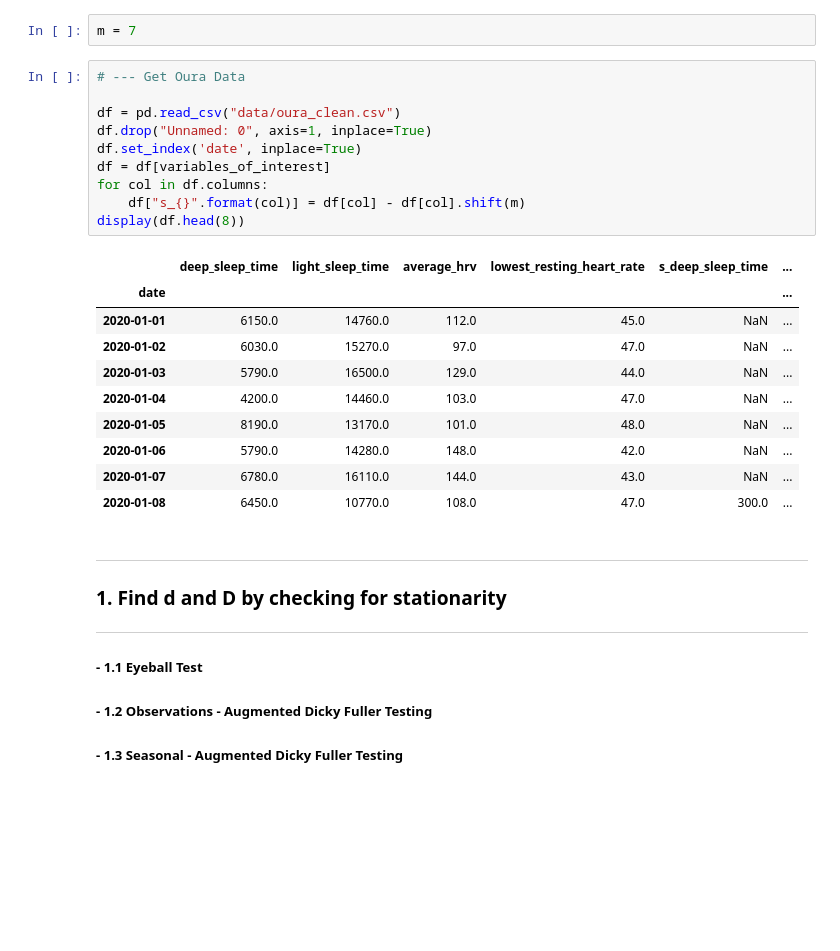
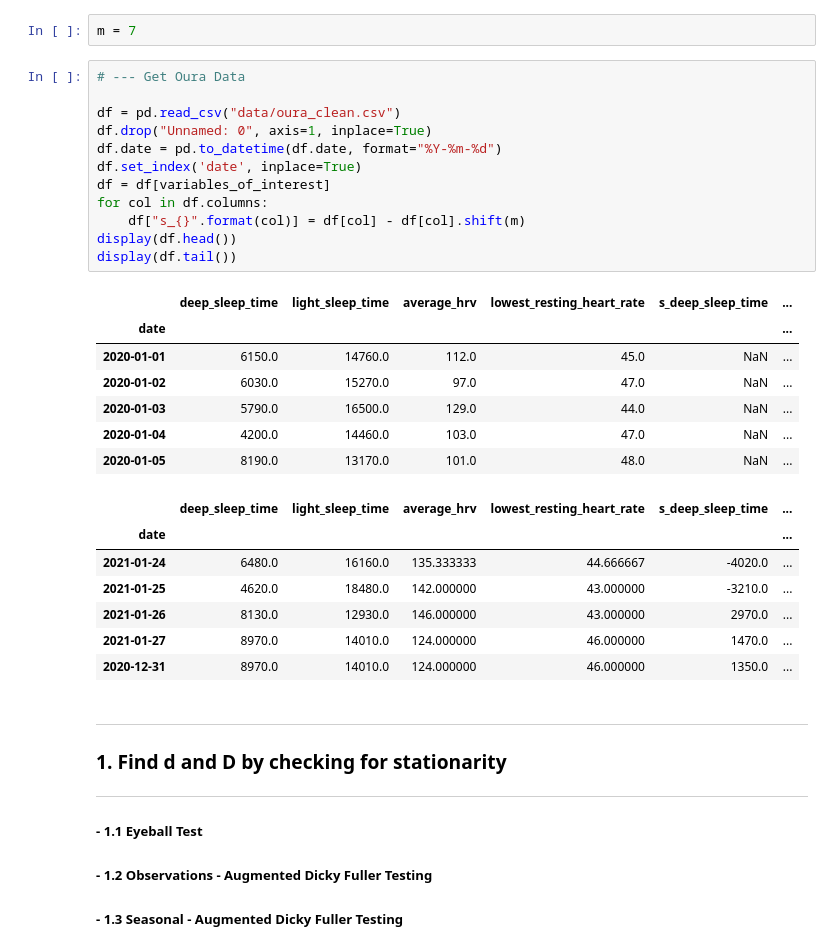
Before and after one commit to jthk1618/coffee-hypothesis, a Jupyter notebook: hrv_arima.ipynb, the cells around one changed output. Saved outputs shown, nothing was run; the diff lists cells and outputs as text; blank space fills up the shorter version.

```diff
--- a/hrv_arima.ipynb
+++ b/hrv_arima.ipynb
@@ -117,24 +119,30 @@ m = 7
 # %%
 # --- Get Oura Data
 
 df = pd.read_csv("data/oura_clean.csv")
 df.drop("Unnamed: 0", axis=1, inplace=True)
+df.date = pd.to_datetime(df.date, format="%Y-%m-%d")
 df.set_index('date', inplace=True)
 df = df[variables_of_interest]
 for col in df.columns:
     df["s_{}".format(col)] = df[col] - df[col].shift(m)
-display(df.head(8))
+display(df.head())
+display(df.tail())
 # %% [output]
 |  | deep_sleep_time | light_sleep_time | average_hrv | lowest_resting_heart_rate | s_deep_sleep_time | ... |
 | date |  |  |  |  |  | ... |
 | 2020-01-01 | 6150.0 | 14760.0 | 112.0 | 45.0 | NaN | ... |
 | 2020-01-02 | 6030.0 | 15270.0 | 97.0 | 47.0 | NaN | ... |
 | 2020-01-03 | 5790.0 | 16500.0 | 129.0 | 44.0 | NaN | ... |
 | 2020-01-04 | 4200.0 | 14460.0 | 103.0 | 47.0 | NaN | ... |
 | 2020-01-05 | 8190.0 | 13170.0 | 101.0 | 48.0 | NaN | ... |
-| 2020-01-06 | 5790.0 | 14280.0 | 148.0 | 42.0 | NaN | ... |
-| 2020-01-07 | 6780.0 | 16110.0 | 144.0 | 43.0 | NaN | ... |
-| 2020-01-08 | 6450.0 | 10770.0 | 108.0 | 47.0 | 300.0 | ... |
+|  | deep_sleep_time | light_sleep_time | average_hrv | lowest_resting_heart_rate | s_deep_sleep_time | ... |
+| date |  |  |  |  |  | ... |
+| 2021-01-24 | 6480.0 | 16160.0 | 135.333333 | 44.666667 | -4020.0 | ... |
+| 2021-01-25 | 4620.0 | 18480.0 | 142.000000 | 43.000000 | -3210.0 | ... |
+| 2021-01-26 | 8130.0 | 12930.0 | 146.000000 | 43.000000 | 2970.0 | ... |
+| 2021-01-27 | 8970.0 | 14010.0 | 124.000000 | 46.000000 | 1470.0 | ... |
+| 2020-12-31 | 8970.0 | 14010.0 | 124.000000 | 46.000000 | 1350.0 | ... |
 # %% [markdown]
 ___
 ### 1. Find d and D by checking for stationarity <a id="stationarity"><a/><a id="eyeball1"><a/>
```
Also changed, not shown: parts of 10 cells of this notebook.
